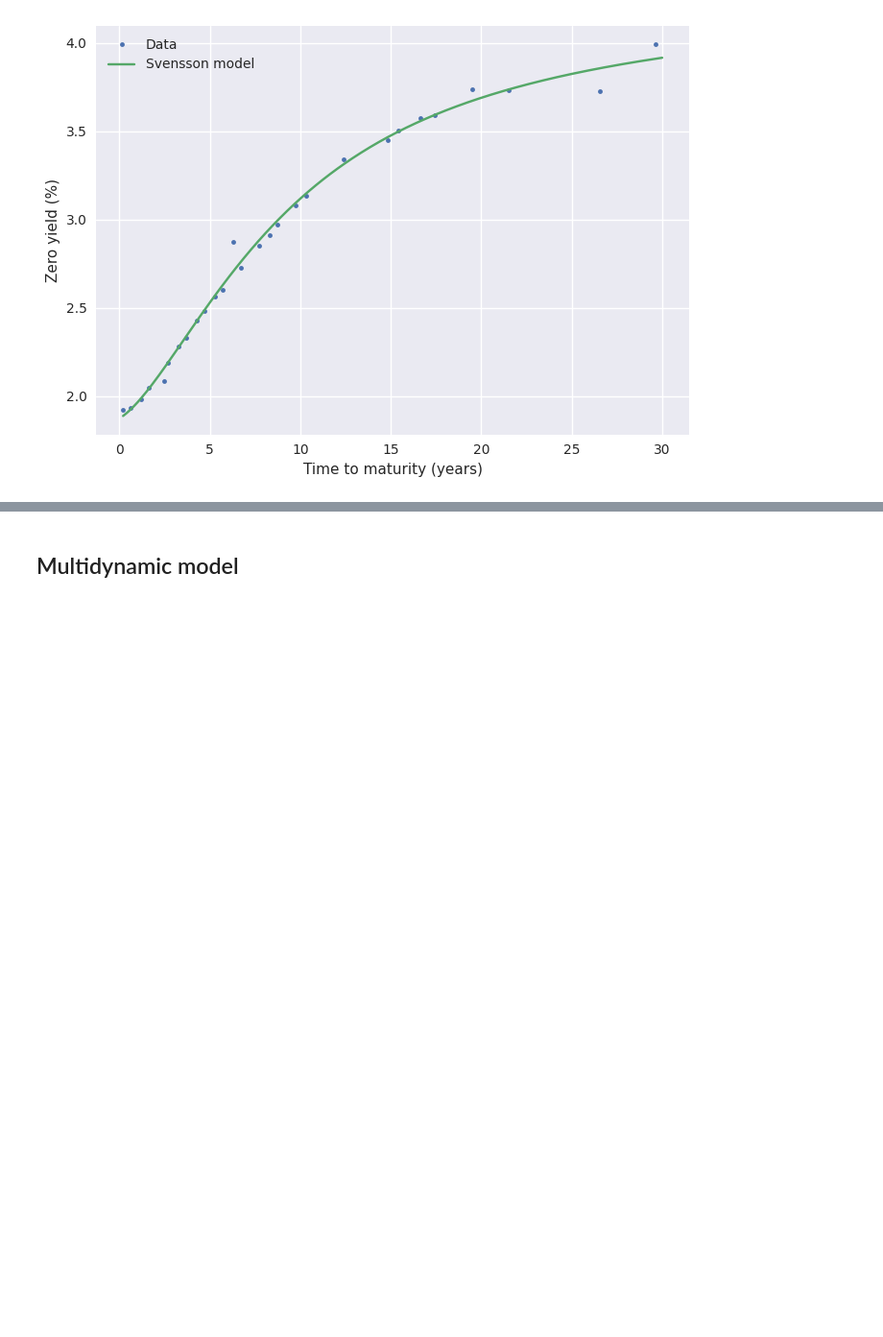
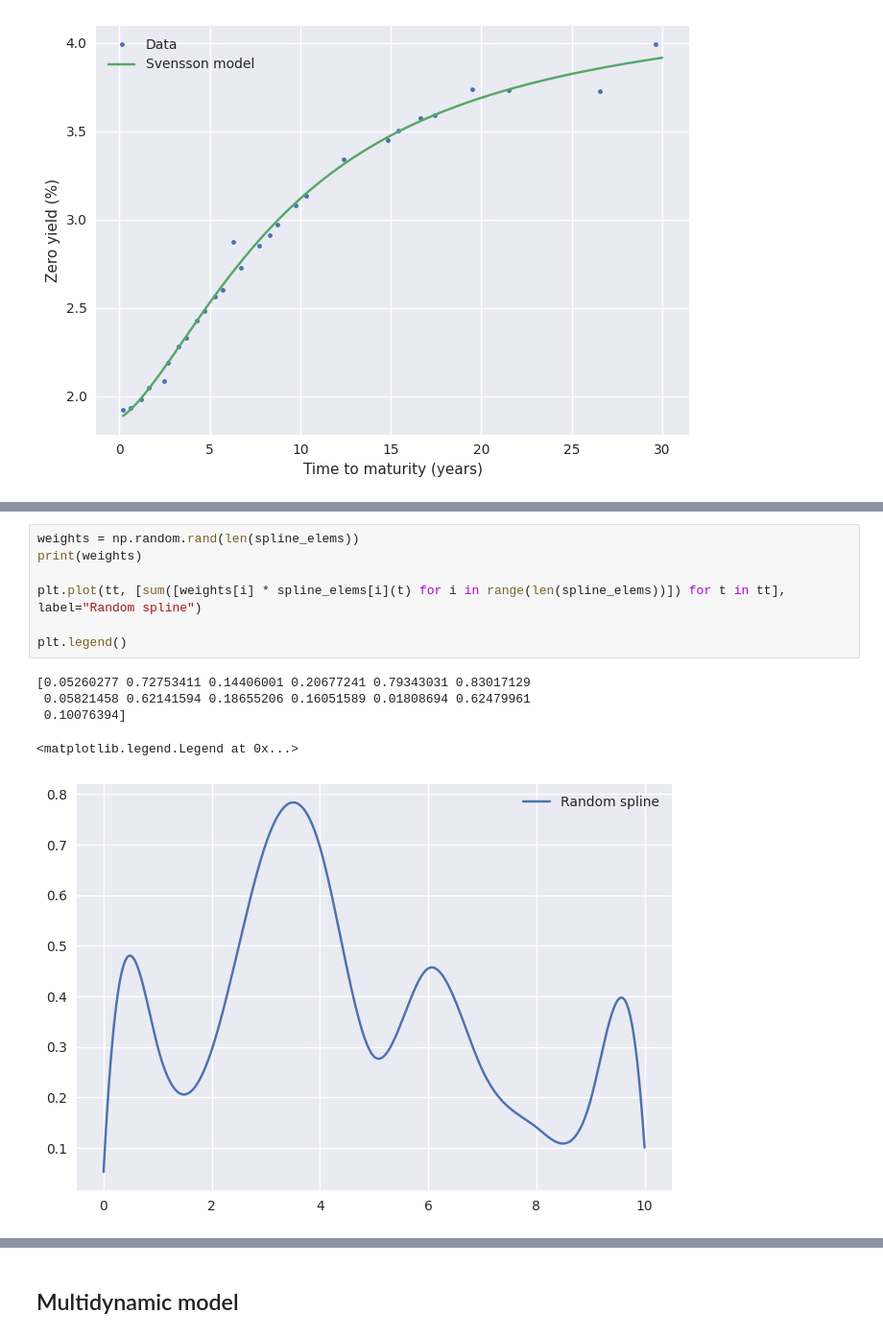
Before and after one commit to krantamaki/quantpy, a Jupyter notebook: examples/05_term_structures.ipynb, the cells around one changed output, grey strips where cells are left out. Shown at 96% size. Saved outputs shown, nothing was run; the diff lists cells and outputs as text; blank space fills up the shorter version.

```diff
--- a/examples/05_term_structures.ipynb
+++ b/examples/05_term_structures.ipynb
@@ -74,0 +127,13 @@ plt.show()
+# %%
+weights = np.random.rand(len(spline_elems))
+print(weights)
+
+plt.plot(tt, [sum([weights[i] * spline_elems[i](t) for i in range(len(spline_elems))]) for t in tt], label="Random spline")
+
+plt.legend()
+# %% [output]
+[0.05260277 0.72753411 0.14406001 0.20677241 0.79343031 0.83017129
+ 0.05821458 0.62141594 0.18655206 0.16051589 0.01808694 0.62479961
+ 0.10076394]
+<matplotlib.legend.Legend at 0x...>
+[figure, added]
```
Also changed, not shown: parts of 14 cells of this notebook.
